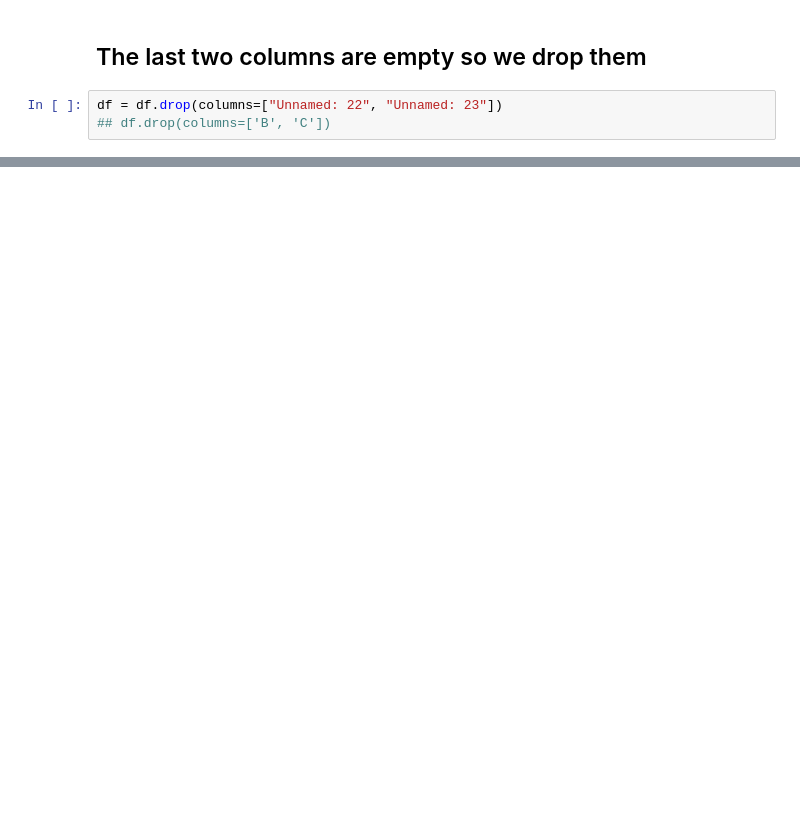
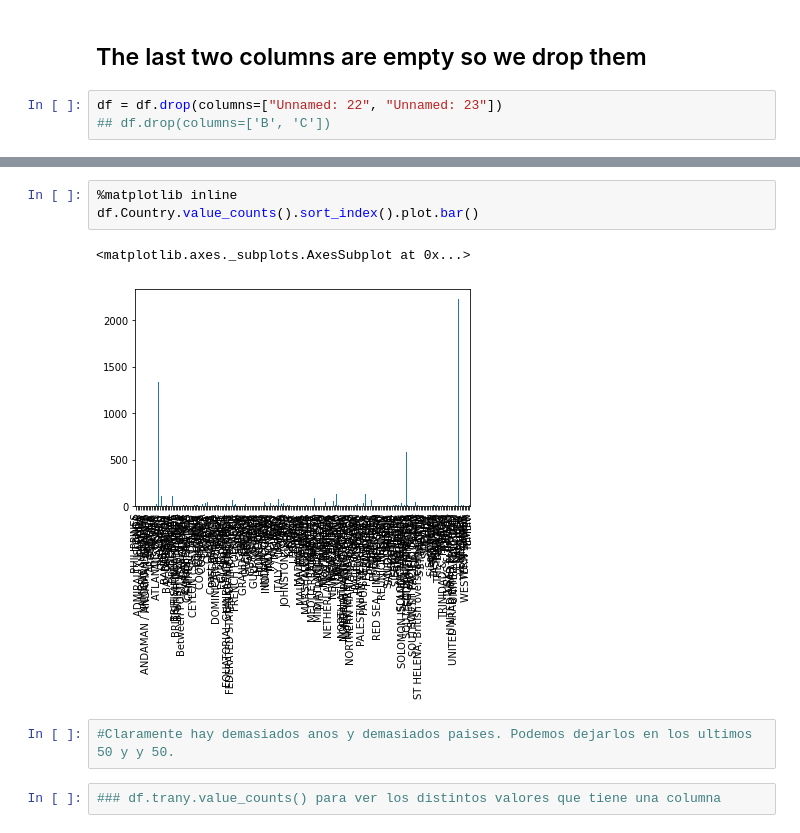
Before and after one commit to CarlosSanzDGP/Datasharks, a Jupyter notebook: Cleaning.ipynb, the cells around one changed output, grey strips where cells are left out. Cells and saved outputs as stored; diff of their text form; blank space fills up the shorter version.

```diff
--- a/Cleaning.ipynb
+++ b/Cleaning.ipynb
@@ -105,3 +258,13 @@ df = df.drop(columns=["Unnamed: 22", "Unnamed: 23"])
+# %%
+%matplotlib inline
+df.Country.value_counts().sort_index().plot.bar()
+# %% [output]
+<matplotlib.axes._subplots.AxesSubplot at 0x...>
+[figure, added]
+# %%
+#Claramente hay demasiados anos y demasiados paises. Podemos dejarlos en los ultimos 50 y y 50.
+# %%
+### df.trany.value_counts() para ver los distintos valores que tiene una columna
 # %%
 vaciar la tabla de  las filas que no tengan datos que nos den alguna informacion
 vaciar la tabla de columnas que no nos aporten nada.
```
Also changed, not shown: parts of 20 cells of this notebook.
